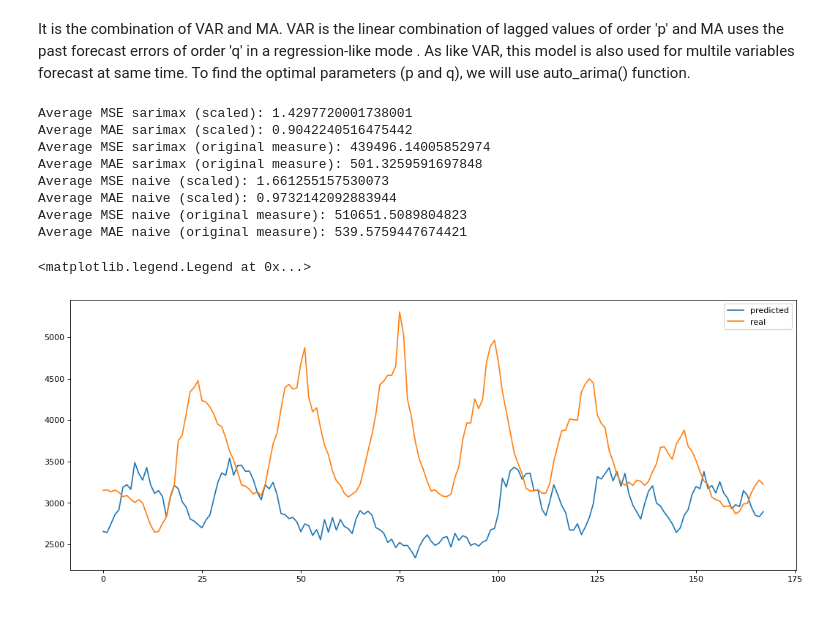
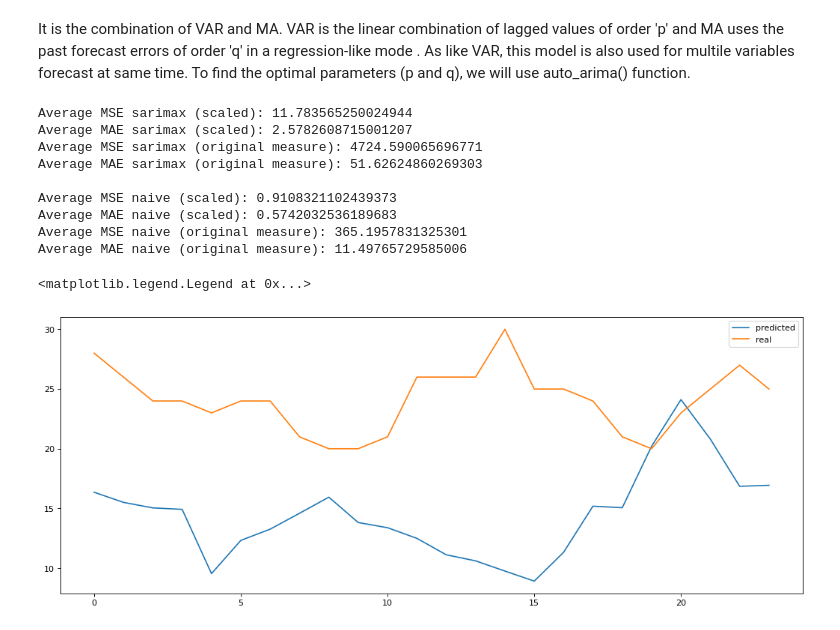
Before and after one commit to airi-industrial-ai/summerschool2023-stress, a Jupyter notebook: notebooks/SARIMAX.ipynb, the cells around one changed output. Cells and saved outputs as stored; diff of their text form; code cells hidden in the pictures.

```diff
--- a/notebooks/SARIMAX.ipynb
+++ b/notebooks/SARIMAX.ipynb
@@ -57,7 +61,8 @@ get_Electricity_Transformer_Temperature_dataset()
 # %%
 ETTh1 = get_Electricity_Transformer_Temperature_dataset()
+ETTh1 = truncate_dataset(ETTh1)
 
-ETT_X, ETT_y = ETTh1.loc[:, ETTh1.columns != 'OT'], ETTh1['OT'].values.reshape(-1, 1)
+ETT_X, ETT_y = ETTh1.iloc[:, :-1], ETTh1.iloc[:,-1].values.reshape(-1, 1)
 
 ETT_X_train, ETT_X_test, ETT_y_train, ETT_y_test = train_test_split(ETT_X, ETT_y, test_size=0.3, shuffle=False)
 
@@ -75,10 +80,8 @@ ETT_y_val_scaled = scaler_y.transform(ETT_y_val)
 ETT_X_test_scaled = scaler_x.transform(ETT_X_test)
 ETT_y_test_scaled = scaler_y.transform(ETT_y_test)
 # %%
-from statsmodels.tsa.api import SARIMAX
-
-model = SARIMAX(endog=ECL_y_train_scaled,
-                            exog=ECL_X_train_scaled,
+model = SARIMAX(endog=ETT_y_train_scaled,
+                            exog=ETT_X_train_scaled,
                             order=(1, 0, 1),
                             #trend='c',
                             disp=True)
@@ -173,10 +176,9 @@ plt.legend()
 # Dataset 2. Electricity Consuming Load.
 # %%
 ECL = get_Electricity_Consuming_Load_dataset()
-#ECL=ECL.drop('MT_182', axis=1)
+ECL = truncate_dataset(ECL)
 
-ECL_X, ECL_y = ECL.loc[:, ECL.columns != 'MT_320'], ECL['MT_320'].values.reshape(-1, 1)
-
+ECL_X, ECL_y = ECL.iloc[:, :-1], ECL.iloc[:,-1].values.reshape(-1, 1)
 
 ECL_X_train, ECL_X_test, ECL_y_train, ECL_y_test = train_test_split(ECL_X, ECL_y, test_size=0.3, shuffle=False)
 
@@ -219,7 +221,6 @@ list_mae_orig_measure = []
 start = len(ECL_X_train_scaled)
 end = len(ECL_X_train_scaled) + len(ECL_X_val_scaled)
 
-
 list_mse_naive = []
 list_mae_naive = []
 list_mse_naive_orig_measure = []
@@ -228,27 +229,27 @@ list_mae_naive_orig_measure = []
 for i in range(len(sliding_window)):
     sample_x, sample_y = sliding_window[i][:, 0:-1], sliding_window[i][:, -1].reshape(-1, 1)
 
-    past_target = sample_y[:336]
-    target = sample_y[336:]
-    past_cov = sample_x[:336]
-    future_cov=sample_x[336:]
+    past_target = sample_y[:input_size]
+    target = sample_y[input_size:]
+    past_cov = sample_x[:input_size]
+    future_cov=sample_x[input_size:]
 
     model_result.apply(endog=past_target, exog=past_cov)
 
     pred = model_result.predict(exog=future_cov)
-    naive_predict = np.ones(168) * past_target[-1]
+    naive_predict = np.ones(horizont_size) * past_target[-1]
 
-    mse_orig_measure = mean_squared_error(scaler_y.inverse_transform(pred[-168:].reshape(-1, 1)), scaler_y.inverse_transform(target).reshape(-1, 1))
-    mae_orig_measure = mean_absolute_error(scaler_y.inverse_transform(pred[-168:].reshape(-1, 1)), scaler_y.inverse_transform(target).reshape(-1, 1))
+    mse_orig_measure = mean_squared_error(scaler_y.inverse_transform(pred[-horizont_size:].reshape(-1, 1)), scaler_y.inverse_transform(target).reshape(-1, 1))
+    mae_orig_measure = mean_absolute_error(scaler_y.inverse_transform(pred[-horizont_size:].reshape(-1, 1)), scaler_y.inverse_transform(target).reshape(-1, 1))
 
-    mse = mean_squared_error(pred[-168:], target)
-    mae = mean_absolute_error(pred[-168:], target)
+    mse = mean_squared_error(pred[-horizont_size:], target)
+    mae = mean_absolute_error(pred[-horizont_size:], target)
 
-    mse_naive = mean_squared_error(naive_predict[-168:], target)
-    mae_naive = mean_absolute_error(naive_predict[-168:], target)
+    mse_naive = mean_squared_error(naive_predict[-horizont_size:], target)
+    mae_naive = mean_absolute_error(naive_predict[-horizont_size:], target)
 
-    mse_naive_orig_measure = mean_squared_error(scaler_y.inverse_transform(naive_predict[-168:].reshape(-1, 1)), scaler_y.inverse_transform(target).reshape(-1, 1))
-    mae_naive_orig_measure = mean_absolute_error(scaler_y.inverse_transform(naive_predict[-168:].reshape(-1, 1)), scaler_y.inverse_transform(target).reshape(-1, 1))
+    mse_naive_orig_measure = mean_squared_error(scaler_y.inverse_transform(naive_predict[-horizont_size:].reshape(-1, 1)), scaler_y.inverse_transform(target).reshape(-1, 1))
+    mae_naive_orig_measure = mean_absolute_error(scaler_y.inverse_transform(naive_predict[-horizont_size:].reshape(-1, 1)), scaler_y.inverse_transform(target).reshape(-1, 1))
 
     list_mse.append(mse)
     list_mae.append(mae)
@@ -273,22 +274,23 @@ print(f'Average MAE naive (scaled): {sum(list_mae_naive) / len(list_mae_naive)}'
 print(f'Average MSE naive (original measure): {sum(list_mse_naive_orig_measure) / len(list_mse_naive_orig_measure)}')
 print(f'Average MAE naive (original measure): {sum(list_mae_naive_orig_measure) / len(list_mae_naive_orig_measure)}')
 # %% [output]
-Average MSE sarimax (scaled): 1.4297720001738001
-Average MAE sarimax (scaled): 0.9042240516475442
-Average MSE sarimax (original measure): 439496.14005852974
-Average MAE sarimax (original measure): 501.3259591697848
-Average MSE naive (scaled): 1.661255157530073
-Average MAE naive (scaled): 0.9732142092883944
-Average MSE naive (original measure): 510651.5089804823
-Average MAE naive (original measure): 539.5759447674421
+Average MSE sarimax (scaled): 11.783565250024944
+Average MAE sarimax (scaled): 2.5782608715001207
+Average MSE sarimax (original measure): 4724.590065696771
+Average MAE sarimax (original measure): 51.62624860269303
+
+Average MSE naive (scaled): 0.9108321102439373
+Average MAE naive (scaled): 0.5742032536189683
+Average MSE naive (original measure): 365.1957831325301
+Average MAE naive (original measure): 11.49765729585006
 # %%
 from matplotlib.pyplot import figure
 
 figure(figsize=(16, 6), dpi=80)
 
-plt.plot(range(len(pred[-168:])), scaler_y.inverse_transform(pred[-168:].reshape(-1, 1)), label='predicted')
-plt.plot(range(len(ECL_y_val[-168:])), ECL_y_val[-168:], label='real')
+plt.plot(range(len(pred[-horizont_size:])), scaler_y.inverse_transform(pred[-horizont_size:].reshape(-1, 1)), label='predicted')
+plt.plot(range(len(ECL_y_val[-horizont_size:])), ECL_y_val[-horizont_size:], label='real')
 plt.legend()
 # %% [output]
 <matplotlib.legend.Legend at 0x...>
-[figure, old version]
+[figure, new version]
```
Also changed, not shown: parts of 9 cells of this notebook.
